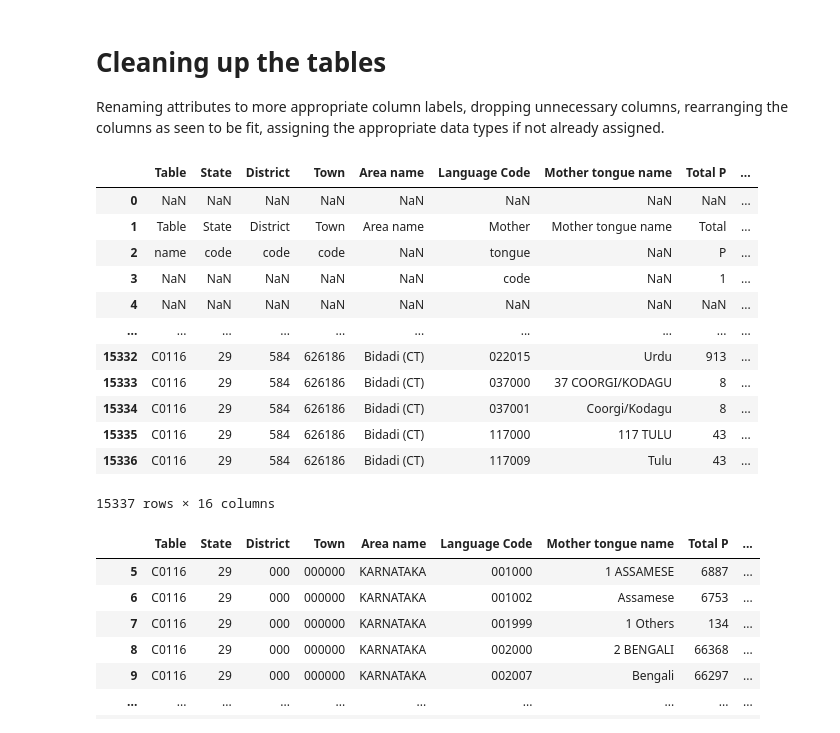
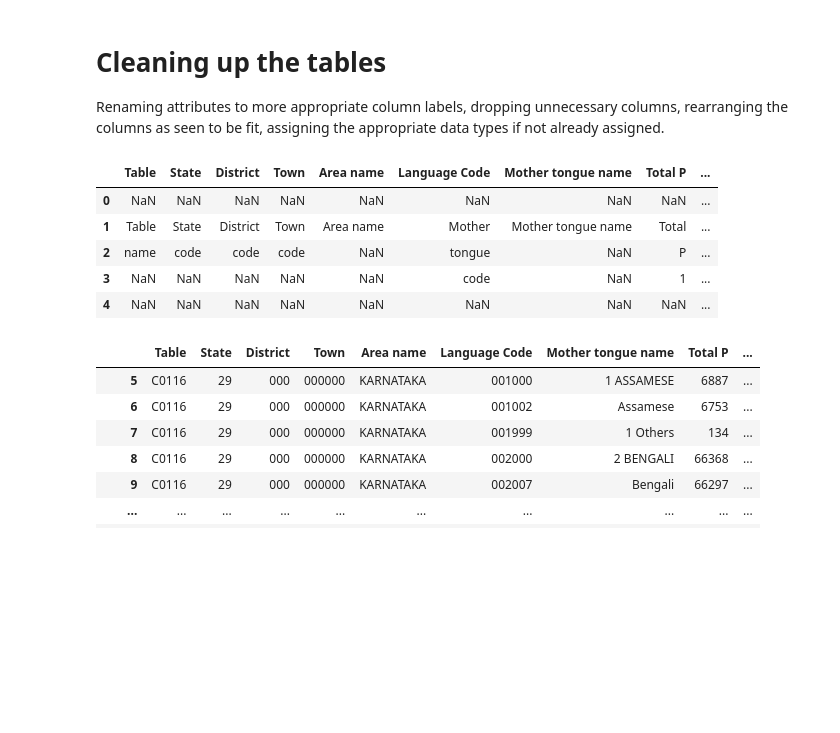
Before and after one commit to tam0w/language-eda, a Jupyter notebook: karnataka.ipynb, the cells around one changed output. Saved outputs shown, nothing was run; the diff lists cells and outputs as text; code cells hidden in the pictures; blank space fills up the shorter version.

```diff
--- a/karnataka.ipynb
+++ b/karnataka.ipynb
@@ -71,21 +71,14 @@ Renaming attributes to more appropriate column labels, dropping unnecessary colu
 # %%
 Dt.columns = ["Table","State","District","Town","Area name","Language Code","Mother tongue name","Total P","Total Male","Total female","3","43","65","656","88","7687"]
 # %%
-Dt
+Dt.head(5)
 # %% [output]
 |  | Table | State | District | Town | Area name | Language Code | Mother tongue name | Total P | ... |
 | 0 | NaN | NaN | NaN | NaN | NaN | NaN | NaN | NaN | ... |
 | 1 | Table | State | District | Town | Area name | Mother | Mother tongue name | Total | ... |
 | 2 | name | code | code | code | NaN | tongue | NaN | P | ... |
 | 3 | NaN | NaN | NaN | NaN | NaN | code | NaN | 1 | ... |
 | 4 | NaN | NaN | NaN | NaN | NaN | NaN | NaN | NaN | ... |
-| ... | ... | ... | ... | ... | ... | ... | ... | ... | ... |
-| 15332 | C0116 | 29 | 584 | 626186 | Bidadi (CT) | 022015 | Urdu | 913 | ... |
-| 15333 | C0116 | 29 | 584 | 626186 | Bidadi (CT) | 037000 | 37 COORGI/KODAGU | 8 | ... |
-| 15334 | C0116 | 29 | 584 | 626186 | Bidadi (CT) | 037001 | Coorgi/Kodagu | 8 | ... |
-| 15335 | C0116 | 29 | 584 | 626186 | Bidadi (CT) | 117000 | 117 TULU | 43 | ... |
-| 15336 | C0116 | 29 | 584 | 626186 | Bidadi (CT) | 117009 | Tulu | 43 | ... |
-15337 rows × 16 columns
 # %%
 Dt = Dt.iloc[5:]
 # %%
```
Also changed, not shown: parts of 1 cell of this notebook, 1 other file.
